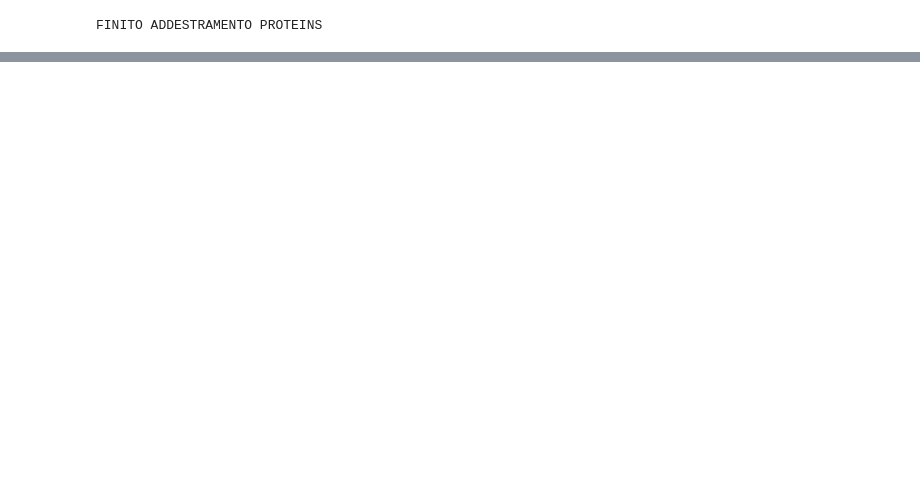
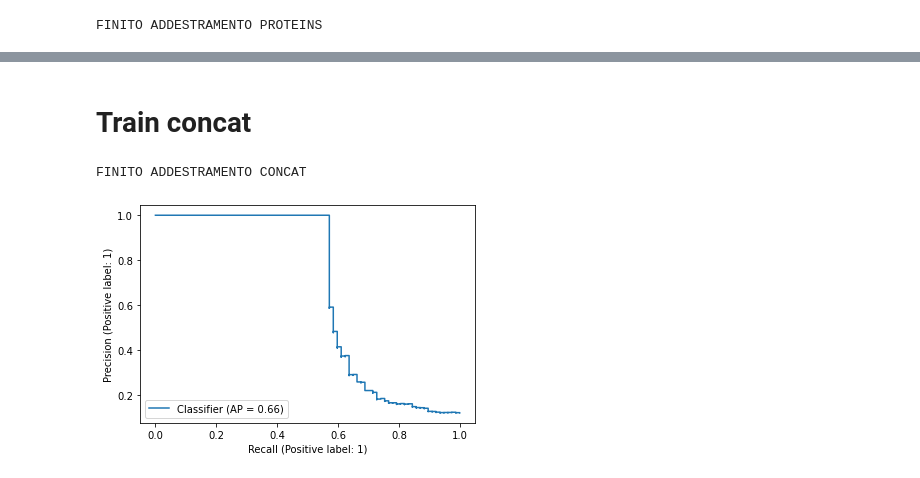
Before and after one commit to aleberans/Analisi-dati-multi-omici-per-la-predizione-della-prognosi-di-pazienti-oncologici, a Jupyter notebook: Experiments_using_RFunction_intrinsic_and_umap.ipynb, the cells around one changed output, grey strips where cells are left out. Saved outputs shown, nothing was run; the diff lists cells and outputs as text; code cells hidden in the pictures; blank space fills up the shorter version.

```diff
--- a/Experiments_using_RFunction_intrinsic_and_umap.ipynb
+++ b/Experiments_using_RFunction_intrinsic_and_umap.ipynb
@@ -310,3 +398,5 @@ r_cnv_umap = execute_umap(math.trunc(intr_dimension_cnv), r_cnv_removed, label)
+# %%
+r_concat_umap = execute_umap(math.trunc(intr_dimension_concat), df_concat_removed, label)
 # %%
 print('ESTRATTE LE FEATURE USANDO UMAP')
 # %% [output]
@@ -424,0 +524,9 @@ FINITO ADDESTRAMENTO CNV
+# %% [markdown]
+# Train concat
+# %%
+train_using_intrinsic_dimensionality_and_umap(r_concat_umap, label, 10, 'concat', 'intrinsic_with_umap', 'result_new_experiment/')
+
+print('FINITO ADDESTRAMENTO CONCAT')
+# %% [output]
+FINITO ADDESTRAMENTO CONCAT
+[figure, added]
```
Also changed, not shown: parts of 29 cells of this notebook, 1 other file.
